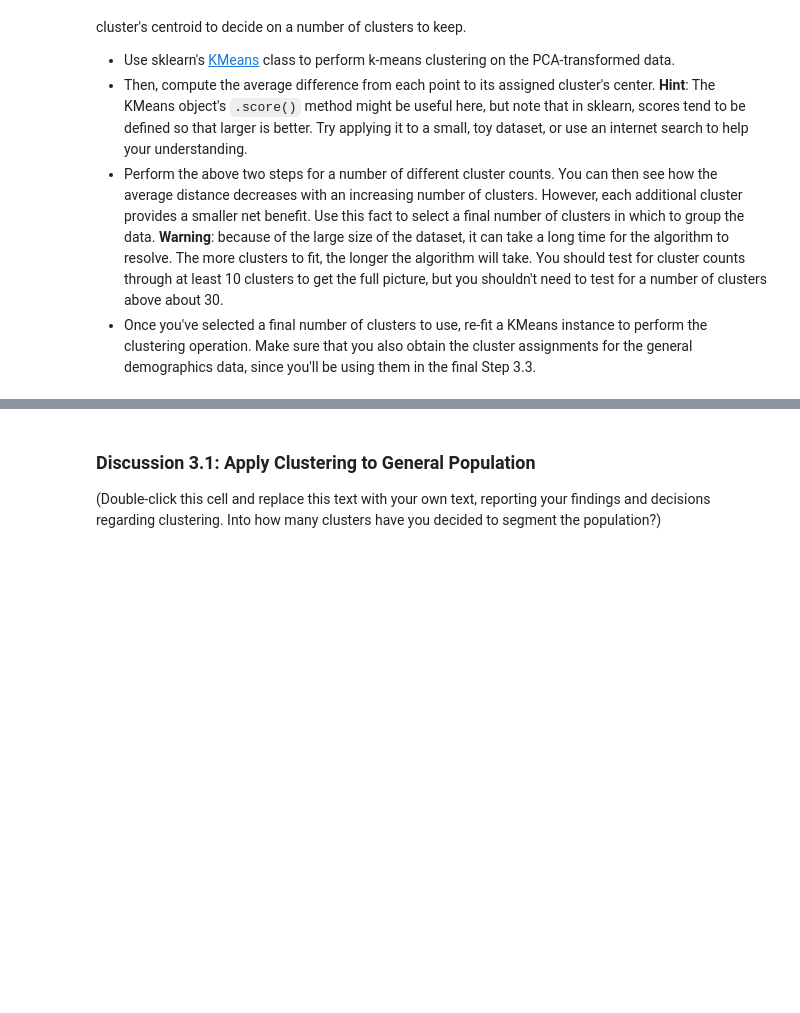
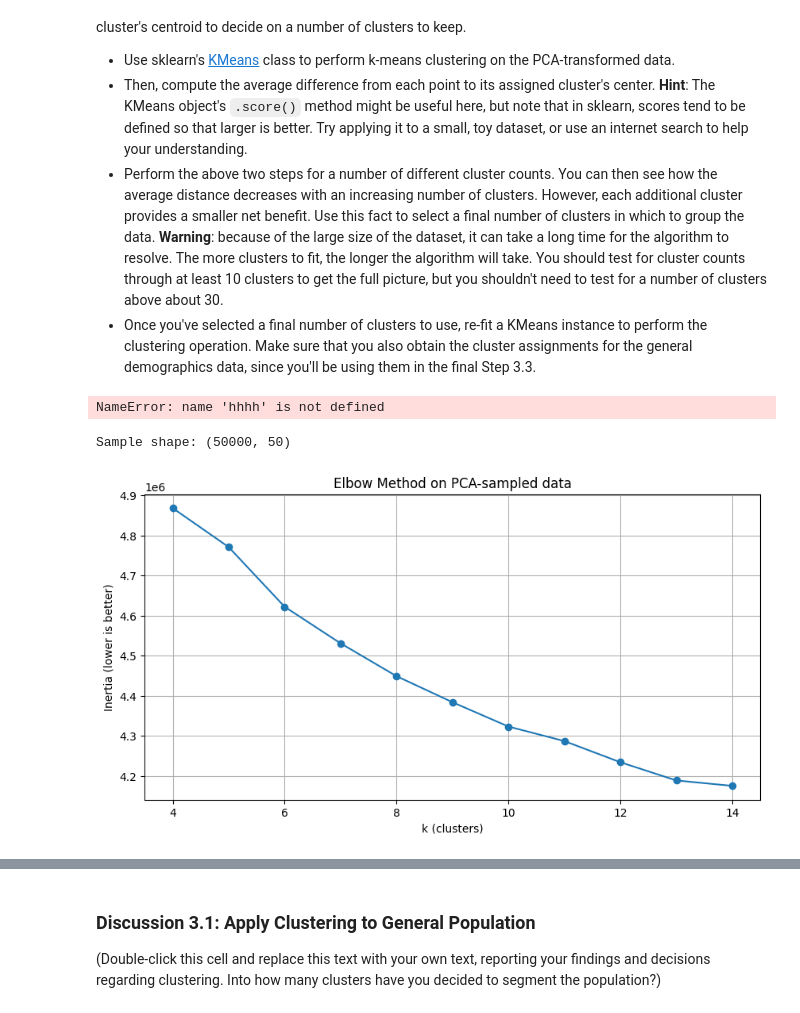
Before and after one commit to EssaAlsharif/Identify-Customer-Segments, a Jupyter notebook: Identify_Customer_Segments.ipynb, the cells around one changed output, grey strips where cells are left out. Drawn from its saved outputs; the diff is of its cells as text; code cells hidden in the pictures; blank space fills up the shorter version.

```diff
--- a/Identify_Customer_Segments.ipynb
+++ b/Identify_Customer_Segments.ipynb
@@ -1379,5 +1380,6 @@ plt.show()
 # %%
 # Re-apply PCA to the data while selecting for number of components to retain.
 
-pca_100 = PCA(n_components=100)
-data_PCA = pca_100.fit_transform(general_features_scaled)
+pca_50 = PCA(n_components=50)
+data_PCA = pca_50.fit_transform(general_features_scaled)
+print("PCA complete shape:", data_PCA.shape)
@@ -1488,18 +1492,40 @@ You've assessed and cleaned the demographics data, then scaled and transformed t
 - Then, compute the average difference from each point to its assigned cluster's center. **Hint**: The KMeans object's `.score()` method might be useful here, but note that in sklearn, scores tend to be defined so that larger is better. Try applying it to a small, toy dataset, or use an internet search to help your understanding.
 - Perform the above two steps for a number of different cluster counts. You can then see how the average distance decreases with an increasing number of clusters. However, each additional cluster provides a smaller net benefit. Use this fact to select a final number of clusters in which to group the data. **Warning**: because of the large size of the dataset, it can take a long time for the algorithm to resolve. The more clusters to fit, the longer the algorithm will take. You should test for cluster counts through at least 10 clusters to get the full picture, but you shouldn't need to test for a number of clusters above about 30.
 - Once you've selected a final number of clusters to use, re-fit a KMeans instance to perform the clustering operation. Make sure that you also obtain the cluster assignments for the general demographics data, since you'll be using them in the final Step 3.3.
+# %%
+hhhh
+# %% [output]
+NameError: name 'hhhh' is not defined
+# %%
+sample_size = 50000
+np.random.seed(42)
+
+idx = np.random.choice(data_PCA.shape[0], sample_size, replace=False)
+data_PCA_sample = data_PCA[idx]
+
+print("Sample shape:", data_PCA_sample.shape)
+# %% [output]
+Sample shape: (50000, 50)
 # %%
 # Over a number of different cluster counts...
-num_clusters=np.arange(10,21)
-scores=[]
+num_clusters = range(4, 15)
+scores = []
 
     # run k-means clustering on the data and...
 for k in num_clusters:
-    kmeans = KMeans(n_clusters=k)
-    model = kmeans.fit(data_PCA)
+    km = KMeans(n_clusters=k, random_state=42)
     # compute the average within-cluster distances.
-    score = np.abs(model.score(data_PCA))
-    scores.append(score)
+    km.fit(data_PCA_sample)
+    scores.append(km.inertia_)
 # %%
 # Investigate the change in within-cluster distance across number of clusters.
 # HINT: Use matplotlib's plot function to visualize this relationship.
+plt.figure(figsize=(10,5))
+plt.plot(num_clusters, scores, marker='o')
+plt.xlabel("k (clusters)")
+plt.ylabel("Inertia (lower is better)")
+plt.title("Elbow Method on PCA-sampled data")
+plt.grid(True)
+plt.show()
+# %% [output]
+[figure, added]
```
Also changed, not shown: parts of 9 cells of this notebook.
